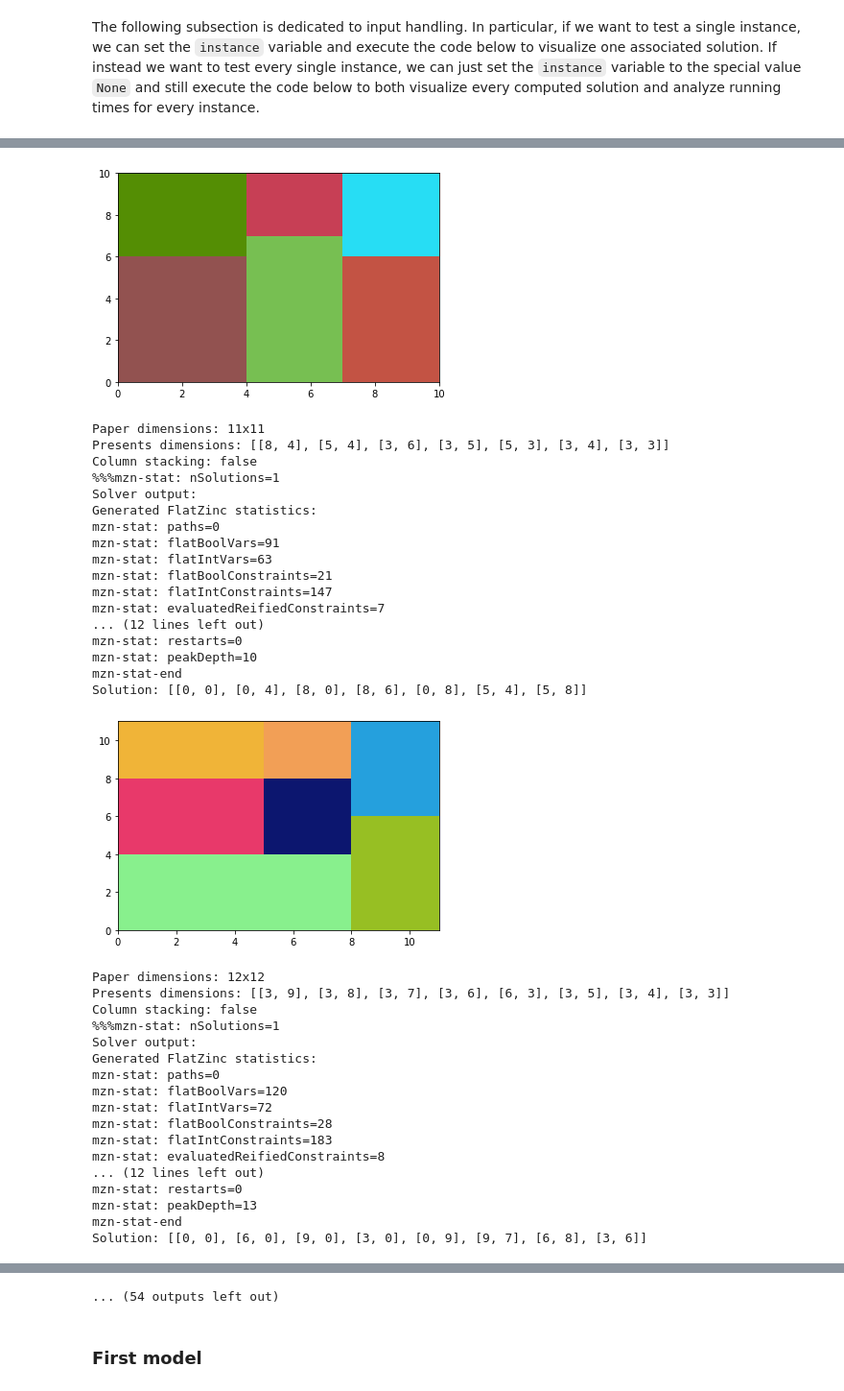
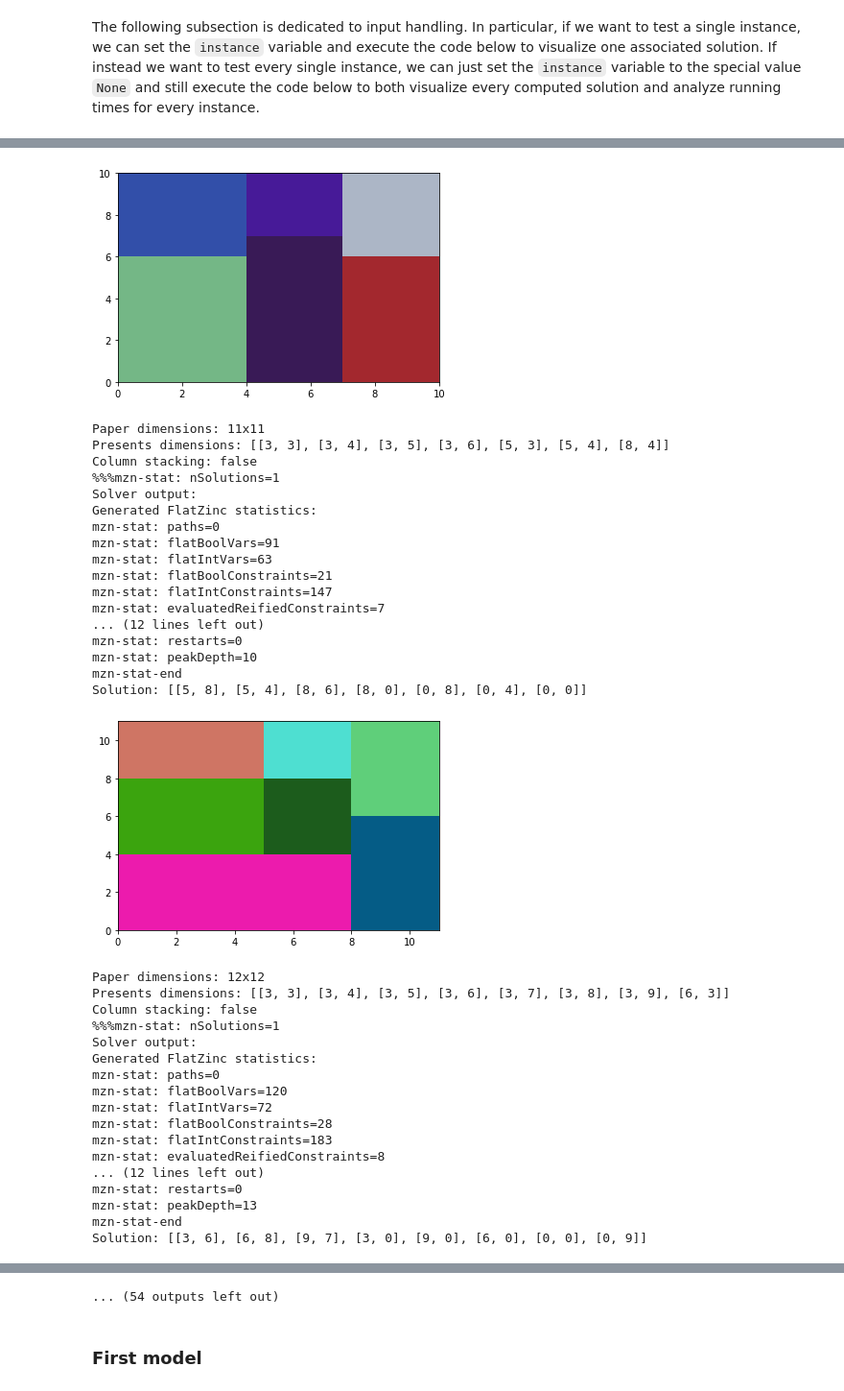
Before and after one commit to LeoCalbi/present-wrapping, a Jupyter notebook: pwp.ipynb, the cells around one changed output, grey strips where cells are left out. Shown at 96% size. Drawn from its saved outputs; the diff is of its cells as text; code cells hidden in the pictures.

```diff
--- a/pwp.ipynb
+++ b/pwp.ipynb
@@ -164,7 +164,7 @@ CP models are implemented with the MiniZinc language and models execution is man
 # %% [markdown]
 The following subsection is dedicated to input handling. In particular, if we want to test a single instance, we can set the `instance` variable and execute the code below to visualize one associated solution. If instead we want to test every single instance, we can just set the `instance` variable to the special value `None` and still execute the code below to both visualize every computed solution and analyze running times for every instance.
 # %%
-instance = 23
+instance = None
 min_instance, max_instance = 8, 40
 # %%
 times = []
@@ -175,8 +175,6 @@ for i in range(min_instance, max_instance + 1):
     current_instance = f"{i}x{i}"
     path = f"instances/{current_instance}.txt"
     w_paper, h_paper, n, presents = read_input(path)
-    unordered_presents = list(presents)
-    presents, sorted_indices = order_presents(presents, method='area', reverse=True)
     bl_corners = []
     print(f"Paper dimensions: {i}x{i}")
     print(f"Presents dimensions: {presents}")
@@ -249,24 +247,24 @@ Solution: [[0, 0], [4, 0], [7, 0], [0, 6], [7, 6], [4, 7]]
-[figure, old version]
+[figure, new version]
 Paper dimensions: 11x11
-Presents dimensions: [[8, 4], [5, 4], [3, 6], [3, 5], [5, 3], [3, 4], [3, 3]]
+Presents dimensions: [[3, 3], [3, 4], [3, 5], [3, 6], [5, 3], [5, 4], [8, 4]]
 Column stacking: false
 %%%mzn-stat: nSolutions=1
 Solver output:
 Generated FlatZinc statistics:
 mzn-stat: paths=0
 mzn-stat: flatBoolVars=91
 mzn-stat: flatIntVars=63
 mzn-stat: flatBoolConstraints=21
 mzn-stat: flatIntConstraints=147
 mzn-stat: evaluatedReifiedConstraints=7
 ... (12 lines left out)
 mzn-stat: restarts=0
 mzn-stat: peakDepth=10
 mzn-stat-end
-Solution: [[0, 0], [0, 4], [8, 0], [8, 6], [0, 8], [5, 4], [5, 8]]
+Solution: [[5, 8], [5, 4], [8, 6], [8, 0], [0, 8], [0, 4], [0, 0]]
-[figure, old version]
+[figure, new version]
 Paper dimensions: 12x12
-Presents dimensions: [[3, 9], [3, 8], [3, 7], [3, 6], [6, 3], [3, 5], [3, 4], [3, 3]]
+Presents dimensions: [[3, 3], [3, 4], [3, 5], [3, 6], [3, 7], [3, 8], [3, 9], [6, 3]]
 Column stacking: false
 %%%mzn-stat: nSolutions=1
 Solver output:
@@ -281,4 +279,4 @@ mzn-stat: evaluatedReifiedConstraints=8
 mzn-stat: restarts=0
 mzn-stat: peakDepth=13
 mzn-stat-end
-Solution: [[0, 0], [6, 0], [9, 0], [3, 0], [0, 9], [9, 7], [6, 8], [3, 6]]
+Solution: [[3, 6], [6, 8], [9, 7], [3, 0], [9, 0], [6, 0], [0, 0], [0, 9]]
```
Also changed, not shown: parts of 6 cells of this notebook, 49 other files.
